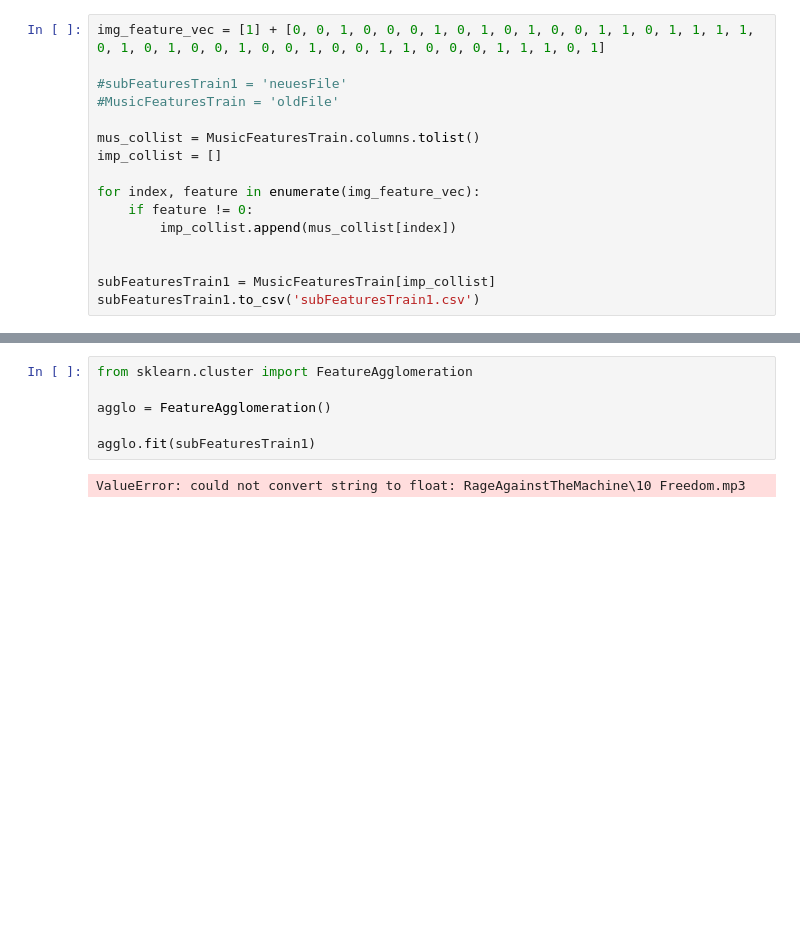
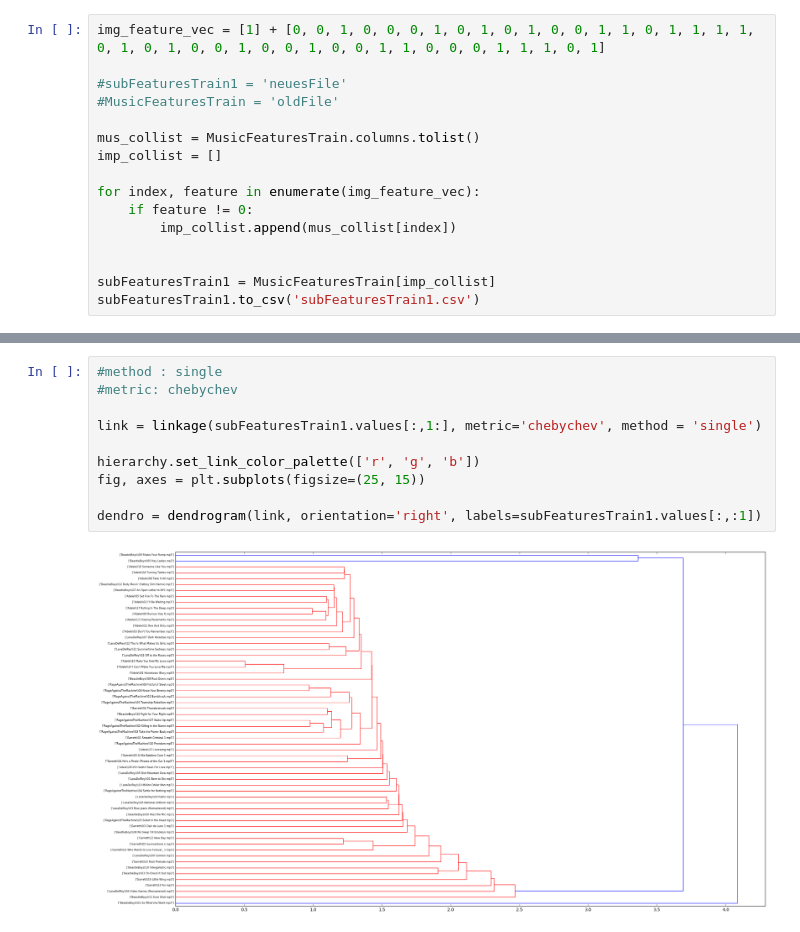
Before and after one commit to timgrossmann/data_mining, a Jupyter notebook: music_clustering/VersuchMusicClustering.ipynb, the cells around one changed output, grey strips where cells are left out. Drawn from its saved outputs; the diff is of its cells as text; blank space fills up the shorter version.

Commit message:
clustering / dendrogram / results

```diff
--- a/music_clustering/VersuchMusicClustering.ipynb
+++ b/music_clustering/VersuchMusicClustering.ipynb
@@ -754,8 +773,12 @@ Die gefundenen Cluster sind mit den zugehörigen Musiktiteln in der Konsole ausz
-# %%
-from sklearn.cluster import FeatureAgglomeration
-
-agglo = FeatureAgglomeration()
-
-agglo.fit(subFeaturesTrain1)
-# %% [output]
-ValueError: could not convert string to float: RageAgainstTheMachine\10 Freedom.mp3
+# %%
+#method : single
+#metric: chebychev
+
+link = linkage(subFeaturesTrain1.values[:,1:], metric='chebychev', method = 'single')
+
+hierarchy.set_link_color_palette(['r', 'g', 'b'])
+fig, axes = plt.subplots(figsize=(25, 15))
+
+dendro = dendrogram(link, orientation='right', labels=subFeaturesTrain1.values[:,:1])
+# %% [output]
+[figure, added]
```
Also changed, not shown: parts of 14 cells of this notebook.
